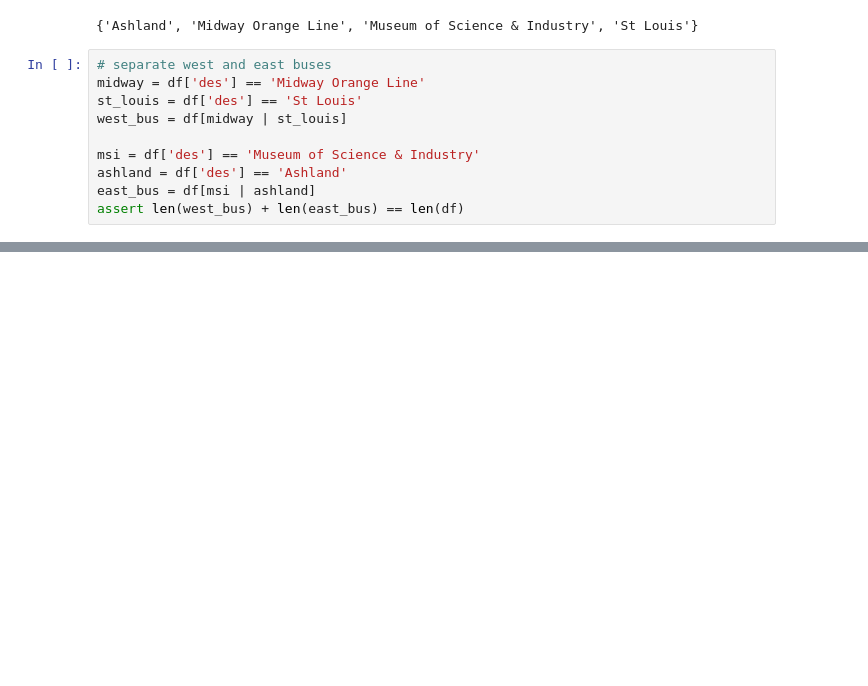
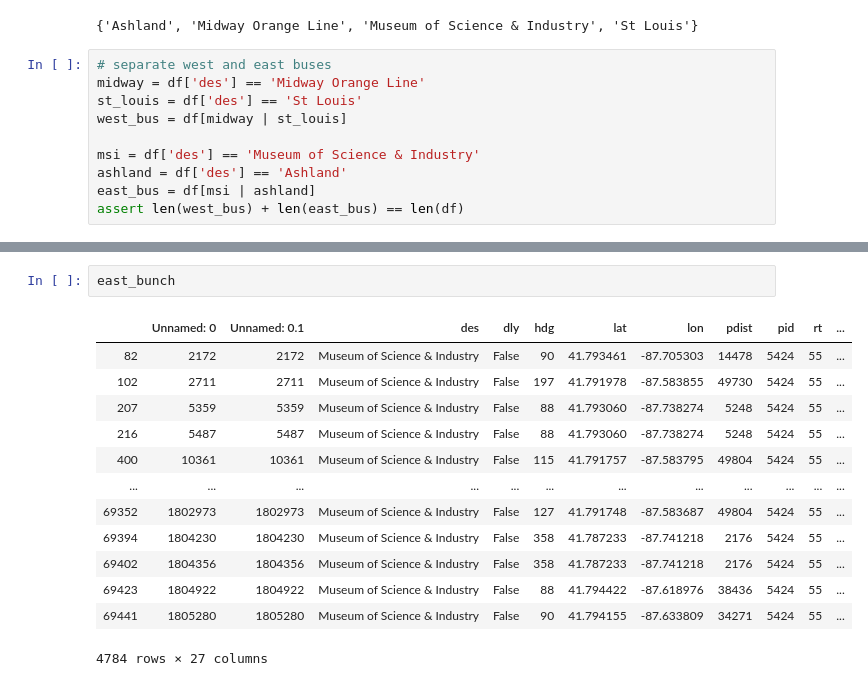
Before and after one commit to suchak1/cta_bus, a Jupyter notebook: cta_bus.ipynb, the cells around one changed output, grey strips where cells are left out. Saved outputs shown, nothing was run; the diff lists cells and outputs as text; blank space fills up the shorter version.

```diff
--- a/cta_bus.ipynb
+++ b/cta_bus.ipynb
@@ -217,0 +297,16 @@ for idx, column in columns:
+# %%
+east_bunch
+# %% [output]
+|  | Unnamed: 0 | Unnamed: 0.1 | des | dly | hdg | lat | lon | pdist | pid | rt | ... |
+| 82 | 2172 | 2172 | Museum of Science & Industry | False | 90 | 41.793461 | -87.705303 | 14478 | 5424 | 55 | ... |
+| 102 | 2711 | 2711 | Museum of Science & Industry | False | 197 | 41.791978 | -87.583855 | 49730 | 5424 | 55 | ... |
+| 207 | 5359 | 5359 | Museum of Science & Industry | False | 88 | 41.793060 | -87.738274 | 5248 | 5424 | 55 | ... |
+| 216 | 5487 | 5487 | Museum of Science & Industry | False | 88 | 41.793060 | -87.738274 | 5248 | 5424 | 55 | ... |
+| 400 | 10361 | 10361 | Museum of Science & Industry | False | 115 | 41.791757 | -87.583795 | 49804 | 5424 | 55 | ... |
+| ... | ... | ... | ... | ... | ... | ... | ... | ... | ... | ... | ... |
+| 69352 | 1802973 | 1802973 | Museum of Science & Industry | False | 127 | 41.791748 | -87.583687 | 49804 | 5424 | 55 | ... |
+| 69394 | 1804230 | 1804230 | Museum of Science & Industry | False | 358 | 41.787233 | -87.741218 | 2176 | 5424 | 55 | ... |
+| 69402 | 1804356 | 1804356 | Museum of Science & Industry | False | 358 | 41.787233 | -87.741218 | 2176 | 5424 | 55 | ... |
+| 69423 | 1804922 | 1804922 | Museum of Science & Industry | False | 88 | 41.794422 | -87.618976 | 38436 | 5424 | 55 | ... |
+| 69441 | 1805280 | 1805280 | Museum of Science & Industry | False | 90 | 41.794155 | -87.633809 | 34271 | 5424 | 55 | ... |
+4784 rows × 27 columns
```
Also changed, not shown: parts of 12 cells of this notebook.
